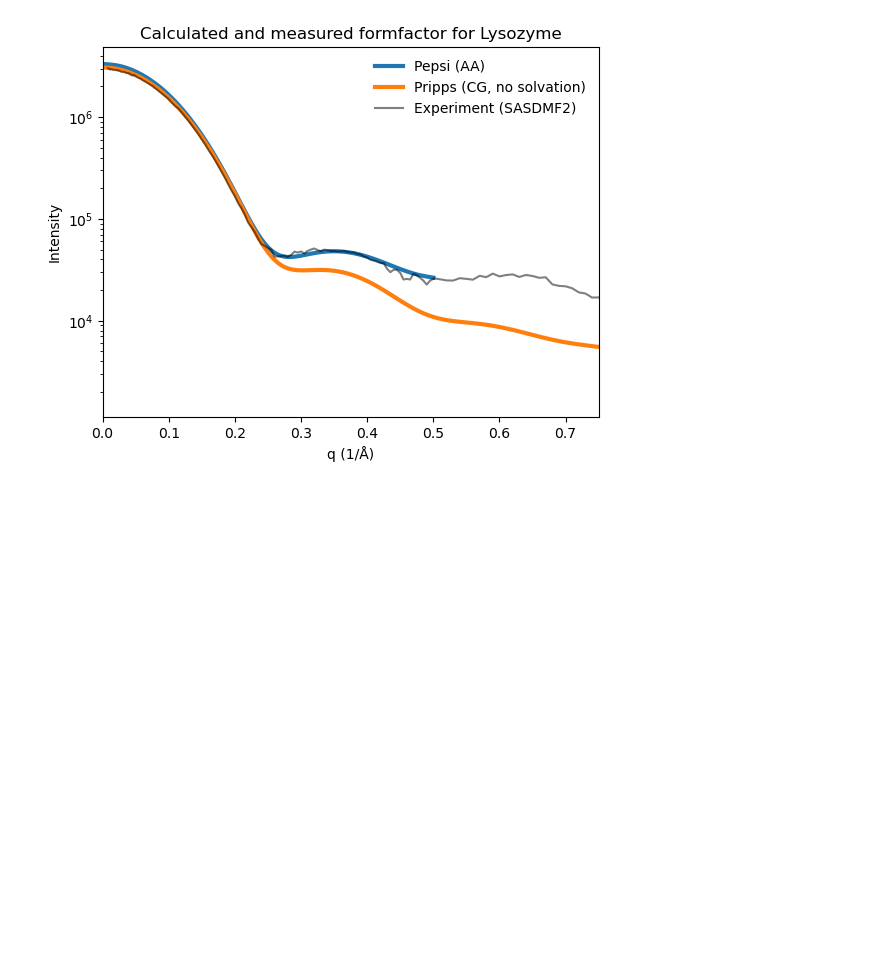
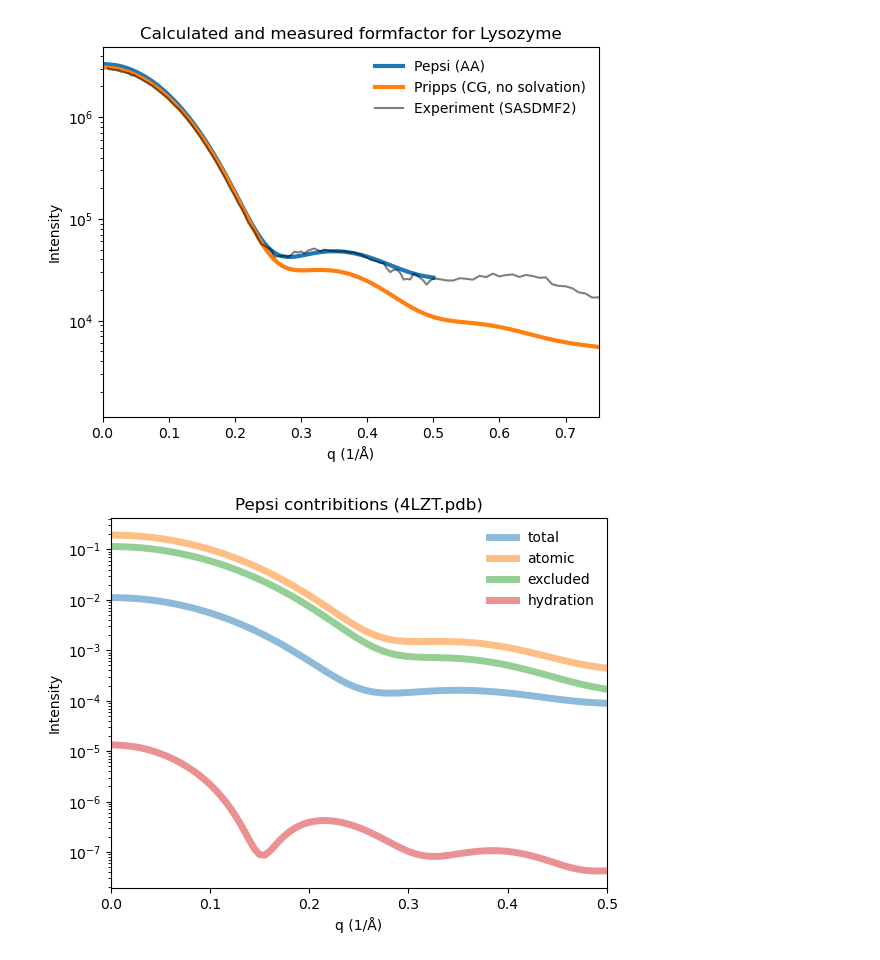
Before and after one commit to mlund/pripps, a Jupyter notebook: assets/4lzt_plot.ipynb, the cells around one changed output. Drawn from its saved outputs; the diff is of its cells as text; code cells hidden in the pictures; blank space fills up the shorter version.

```diff
--- a/assets/4lzt_plot.ipynb
+++ b/assets/4lzt_plot.ipynb
@@ -29,3 +29,21 @@ plt.ylabel("Intensity")
 plt.show()
 # %% [output]
 [figure]
+# %%
+# Pepsi (AA)
+q, Itotal, Iatomic, Iexcluded, Ihydration, AatAev, AatAhs, AevAhs = np.loadtxt(
+    "4lzt_pepsi.out", unpack=True
+)
+plt.plot(q, Itotal, label="total", lw=5, alpha=0.5)
+plt.plot(q, Iatomic, label="atomic", lw=5, alpha=0.5)
+plt.plot(q, Iexcluded, label="excluded", lw=5, alpha=0.5)
+plt.plot(q, Ihydration, label="hydration", lw=5, alpha=0.5)
+plt.yscale("log")
+plt.legend(loc=0, frameon=False)
+plt.xlim(0, 0.5)
+plt.xlabel("q (1/Å)")
+plt.ylabel("Intensity")
+plt.title("Pepsi contribitions (4LZT.pdb)")
+plt.show()
+# %% [output]
+[figure, added]
```
